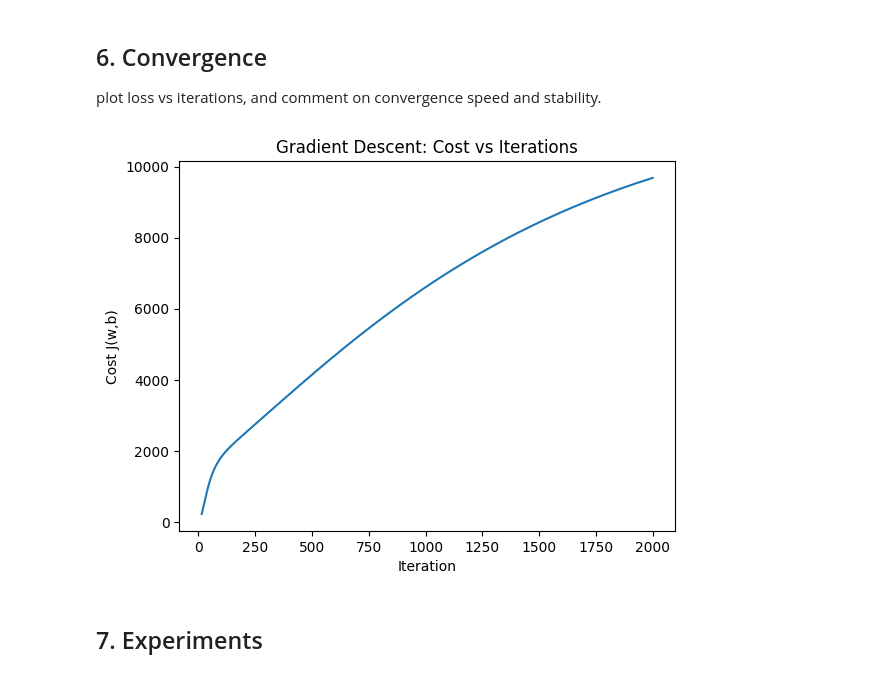
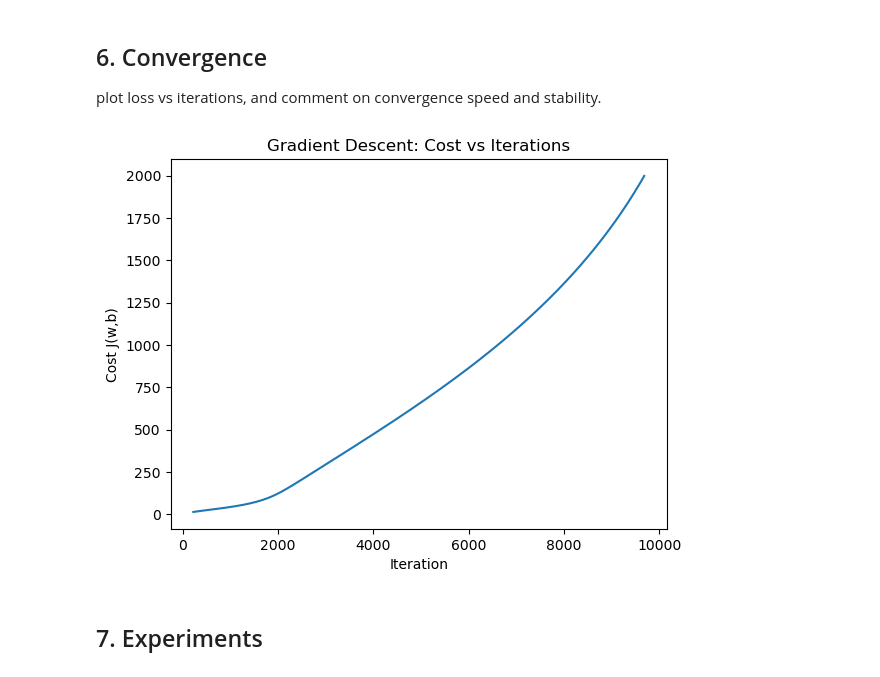
Before and after one commit to MAGG0059/TDSE-LAB1, a Jupyter notebook: lab1_Part1.ipynb, the cells around one changed output. Drawn from its saved outputs; the diff is of its cells as text; code cells hidden in the pictures.

```diff
--- a/lab1_Part1.ipynb
+++ b/lab1_Part1.ipynb
@@ -276,15 +275,15 @@ plot loss vs iterations, and comment on convergence speed and stability.
 # %%
 iterations = [it for it, c in history]
 costs = [c for it, c in history]
 
 plt.figure()
-plt.plot(iterations[15:], costs[15:])
+plt.plot(costs[15:], iterations[15:])
 plt.xlabel("Iteration")
 plt.ylabel("Cost J(w,b)")
 plt.title("Gradient Descent: Cost vs Iterations")
 plt.show()
 # %% [output]
-[figure, old version]
+[figure, new version]
 # %% [markdown]
 ## 7. Experiments
 # %%
```
Also changed, not shown: parts of 4 cells of this notebook.
